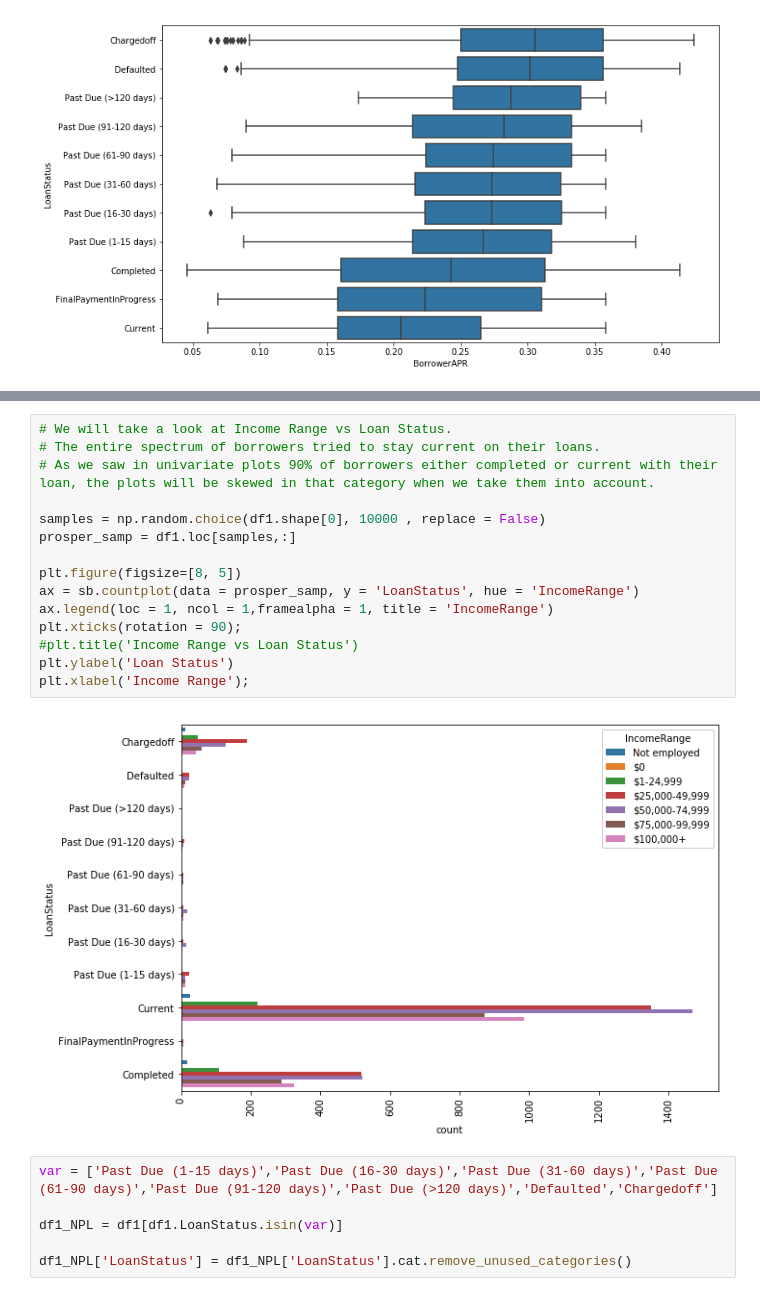
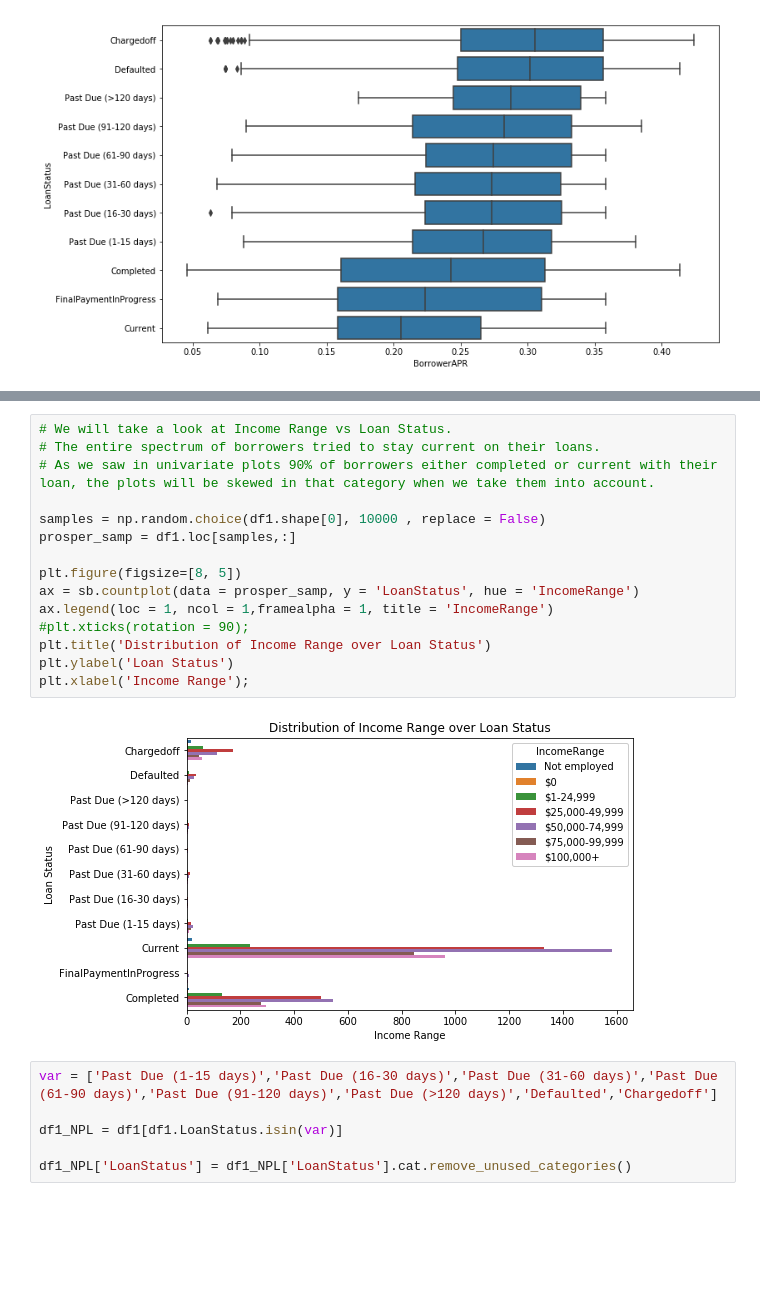
Before and after one commit to vijayelango/CommunicateDataFindings, a Jupyter notebook: exploration_template.ipynb, the cells around one changed output, grey strips where cells are left out. Cells and saved outputs as stored; diff of their text form; blank space fills up the shorter version.

Commit message:
feat: Created multi-variate plots

```diff
--- a/exploration_template.ipynb
+++ b/exploration_template.ipynb
@@ -774,20 +798,20 @@ plt.subplots_adjust(wspace=.03, hspace=0)
 # %%
 # We will take a look at Income Range vs Loan Status.
 # The entire spectrum of borrowers tried to stay current on their loans.
 # As we saw in univariate plots 90% of borrowers either completed or current with their loan, the plots will be skewed in that category when we take them into account.
 
 samples = np.random.choice(df1.shape[0], 10000 , replace = False)
 prosper_samp = df1.loc[samples,:]
 
 plt.figure(figsize=[8, 5])
 ax = sb.countplot(data = prosper_samp, y = 'LoanStatus', hue = 'IncomeRange')
 ax.legend(loc = 1, ncol = 1,framealpha = 1, title = 'IncomeRange')
-plt.xticks(rotation = 90);
-#plt.title('Income Range vs Loan Status')
+#plt.xticks(rotation = 90);
+plt.title('Distribution of Income Range over Loan Status')
 plt.ylabel('Loan Status')
 plt.xlabel('Income Range');
 # %% [output]
-[figure, old version]
+[figure, new version]
 # %%
 var = ['Past Due (1-15 days)','Past Due (16-30 days)','Past Due (31-60 days)','Past Due (61-90 days)','Past Due (91-120 days)','Past Due (>120 days)','Defaulted','Chargedoff']
 
```
Also changed, not shown: parts of 40 cells of this notebook.
